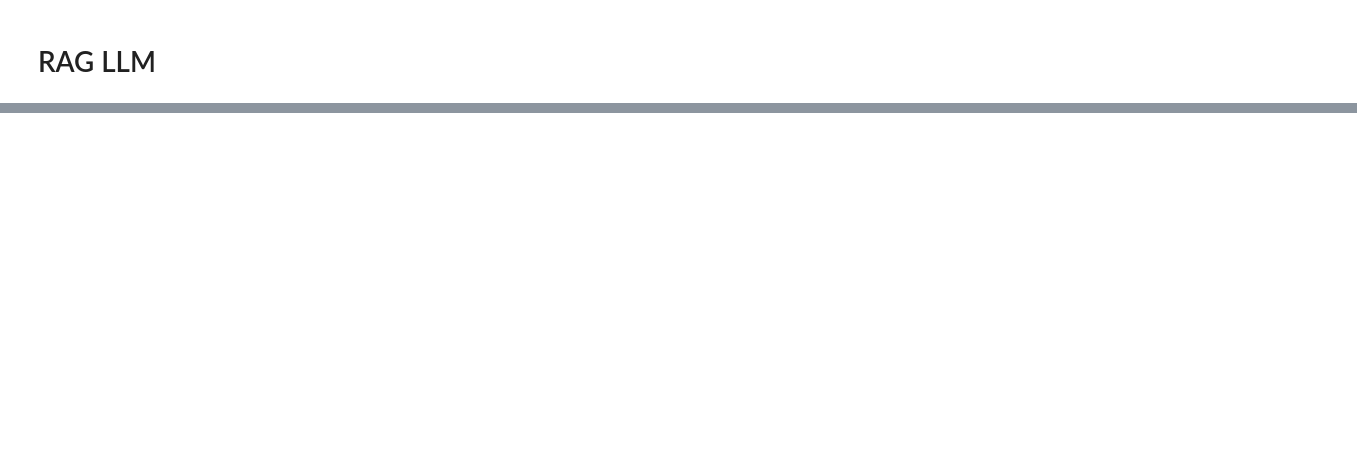
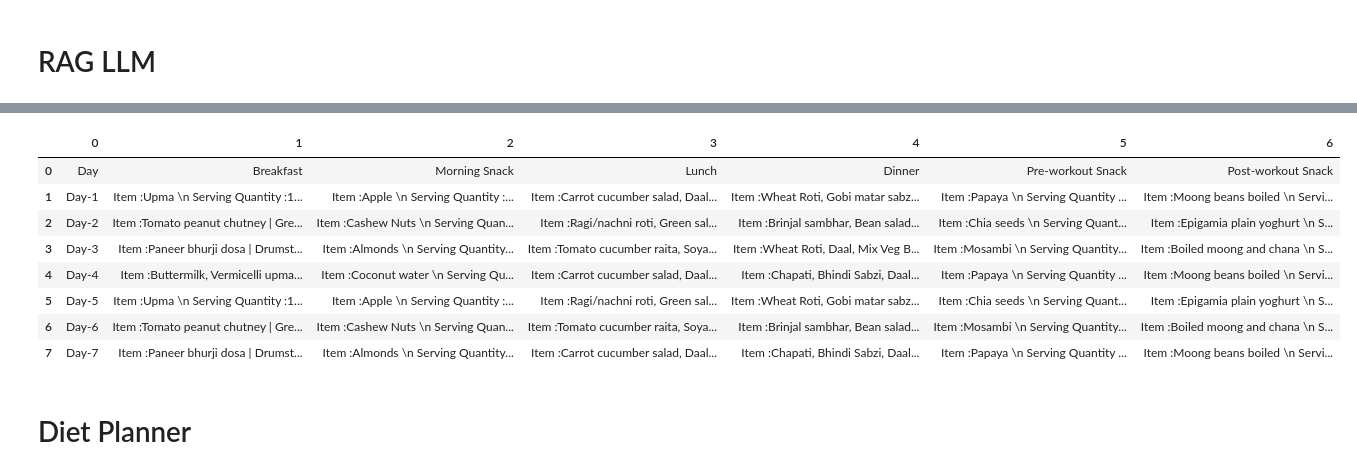
Before and after one commit to SajeepanTharumarasa/Diet-Plan-Recommendation-system-Senzmate, a Jupyter notebook: Notebooks/imp_test.ipynb, the cells around one changed output, grey strips where cells are left out. Drawn from its saved outputs; the diff is of its cells as text; code cells hidden in the pictures; blank space fills up the shorter version.

````diff
--- a/Notebooks/imp_test.ipynb
+++ b/Notebooks/imp_test.ipynb
@@ -322,0 +371,9 @@ Results: [{'Region': 'North Indian', 'Diet': 'Non Veg', 'Value': 1600, 'Conditio
+# %%
+def load_jsonl_as_string(jsonl_file_path):
+    with open(jsonl_file_path, 'r', encoding='utf-8') as jsonl_file:
+        return jsonl_file.read()
+
+# Example usage
+jsonl_file_path = 'output_file.jsonl'
+jsonl_data = load_jsonl_as_string(jsonl_file_path)
+print(jsonl_data)
@@ -591,0 +583,3 @@ KeyError: '\n  "Day 1"'
+# %%
+user_calorie_needs =2000
+response = gemini_bot(user_calorie_needs, kg_data,jsonl_data)
@@ -591,0 +604,42 @@ KeyError: '\n  "Day 1"'
+# %%
+# response = diet_planner.gemini_bot(daily_need_calori,kg_data)
+cleaned_data = response.replace('```json', '').replace('```', '').strip()
+
+diet_plan = json.loads(cleaned_data)
+
+# Create an empty list to store the data
+data = []
+meals_time = ["Day","Breakfast","Morning Snack", "Lunch","Dinner","Pre-workout Snack","Post-workout Snack"]
+
+# # Iterate over each day in the JSON data
+# for day, meals in diet_plan.items():
+#     meals_time.append(meals)
+data.append(meals_time)
+for day, meals in diet_plan.items():
+    row_data = [day]
+    for meal_time, meal_details in meals.items():
+        # Extract item and serving quantity
+        item = meal_details["Item"]
+        serving_quantity = meal_details["Serving Quantity"]
+
+        json_string = f"Item :{item} \n Serving Quantity :{serving_quantity}"
+        row_data.append(json_string)
+    data.append(row_data)
+# %%
+# Create a DataFrame
+import pandas as pd
+df = pd.DataFrame(data)
+# %%
+df
+# %% [output]
+|  | 0 | 1 | 2 | 3 | 4 | 5 | 6 |
+| 0 | Day | Breakfast | Morning Snack | Lunch | Dinner | Pre-workout Snack | Post-workout Snack |
+| 1 | Day-1 | Item :Upma \n Serving Quantity :1... | Item :Apple \n Serving Quantity :... | Item :Carrot cucumber salad, Daal... | Item :Wheat Roti, Gobi matar sabz... | Item :Papaya \n Serving Quantity ... | Item :Moong beans boiled \n Servi... |
+| 2 | Day-2 | Item :Tomato peanut chutney | Gre... | Item :Cashew Nuts \n Serving Quan... | Item :Ragi/nachni roti, Green sal... | Item :Brinjal sambhar, Bean salad... | Item :Chia seeds \n Serving Quant... | Item :Epigamia plain yoghurt \n S... |
+| 3 | Day-3 | Item :Paneer bhurji dosa | Drumst... | Item :Almonds \n Serving Quantity... | Item :Tomato cucumber raita, Soya... | Item :Wheat Roti, Daal, Mix Veg B... | Item :Mosambi \n Serving Quantity... | Item :Boiled moong and chana \n S... |
+| 4 | Day-4 | Item :Buttermilk, Vermicelli upma... | Item :Coconut water \n Serving Qu... | Item :Carrot cucumber salad, Daal... | Item :Chapati, Bhindi Sabzi, Daal... | Item :Papaya \n Serving Quantity ... | Item :Moong beans boiled \n Servi... |
+| 5 | Day-5 | Item :Upma \n Serving Quantity :1... | Item :Apple \n Serving Quantity :... | Item :Ragi/nachni roti, Green sal... | Item :Wheat Roti, Gobi matar sabz... | Item :Chia seeds \n Serving Quant... | Item :Epigamia plain yoghurt \n S... |
+| 6 | Day-6 | Item :Tomato peanut chutney | Gre... | Item :Cashew Nuts \n Serving Quan... | Item :Tomato cucumber raita, Soya... | Item :Brinjal sambhar, Bean salad... | Item :Mosambi \n Serving Quantity... | Item :Boiled moong and chana \n S... |
+| 7 | Day-7 | Item :Paneer bhurji dosa | Drumst... | Item :Almonds \n Serving Quantity... | Item :Carrot cucumber salad, Daal... | Item :Chapati, Bhindi Sabzi, Daal... | Item :Papaya \n Serving Quantity ... | Item :Moong beans boiled \n Servi... |
+# %% [markdown]
+# Diet Planner
````
Also changed, not shown: parts of 23 cells of this notebook.
